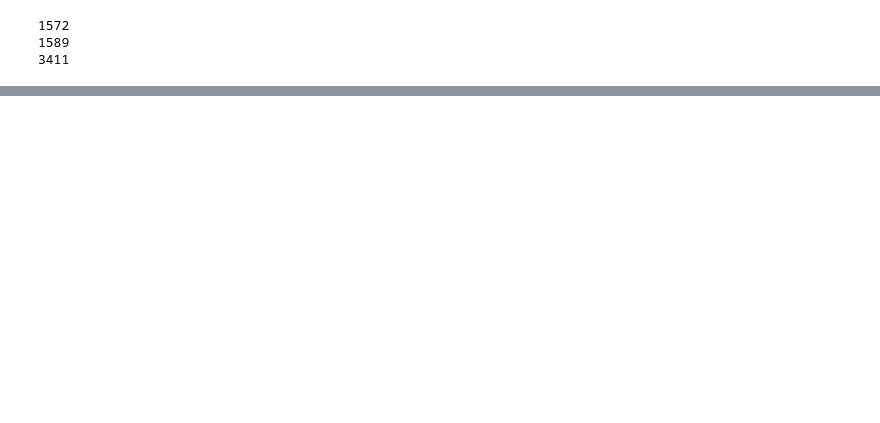
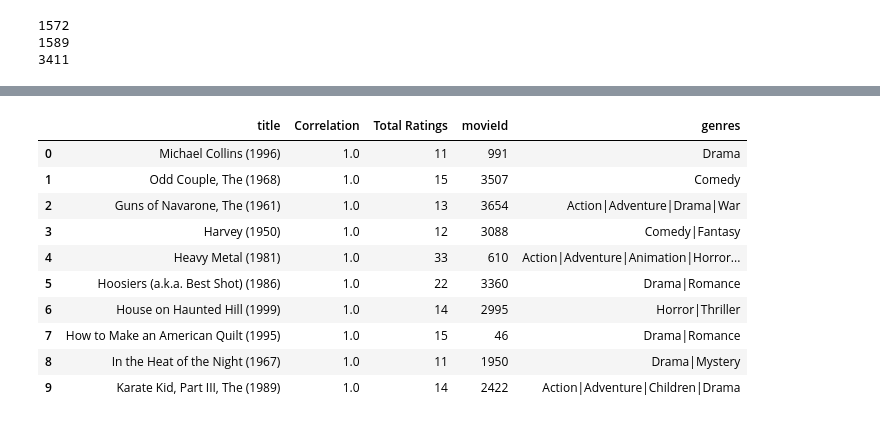
Before and after one commit to jasmeeetSingh/MovieLensDataset, a Jupyter notebook: Recommender System.ipynb, the cells around one changed output, grey strips where cells are left out. Saved outputs shown, nothing was run; the diff lists cells and outputs as text; code cells hidden in the pictures; blank space fills up the shorter version.

```diff
--- a/Recommender System.ipynb
+++ b/Recommender System.ipynb
@@ -120,0 +174,3 @@ data = data_movies.merge(d)
+# %%
+correlations = movie_user.corrwith(movie_user['(500) Days of Summer (2009)'])
+correlations.head()
@@ -120,0 +189,5 @@ data = data_movies.merge(d)
+# %%
+recommendation = pd.DataFrame(correlations,columns=['Correlation'])
+recommendation.dropna(inplace=True)
+recommendation = recommendation.join(Average_ratings['Total Ratings'])
+recommendation.head()
@@ -120,0 +202,17 @@ data = data_movies.merge(d)
+# %%
+recc = recommendation[recommendation['Total Ratings']>10].sort_values('Correlation',ascending=False).reset_index()
+# %%
+recc = recc.merge(data_movies,on='title', how='left')
+recc.head(10)
+# %% [output]
+|  | title | Correlation | Total Ratings | movieId | genres |
+| 0 | Michael Collins (1996) | 1.0 | 11 | 991 | Drama |
+| 1 | Odd Couple, The (1968) | 1.0 | 15 | 3507 | Comedy |
+| 2 | Guns of Navarone, The (1961) | 1.0 | 13 | 3654 | Action|Adventure|Drama|War |
+| 3 | Harvey (1950) | 1.0 | 12 | 3088 | Comedy|Fantasy |
+| 4 | Heavy Metal (1981) | 1.0 | 33 | 610 | Action|Adventure|Animation|Horror... |
+| 5 | Hoosiers (a.k.a. Best Shot) (1986) | 1.0 | 22 | 3360 | Drama|Romance |
+| 6 | House on Haunted Hill (1999) | 1.0 | 14 | 2995 | Horror|Thriller |
+| 7 | How to Make an American Quilt (1995) | 1.0 | 15 | 46 | Drama|Romance |
+| 8 | In the Heat of the Night (1967) | 1.0 | 11 | 1950 | Drama|Mystery |
+| 9 | Karate Kid, Part III, The (1989) | 1.0 | 14 | 2422 | Action|Adventure|Children|Drama |
```
Also changed, not shown: parts of 7 cells of this notebook.
